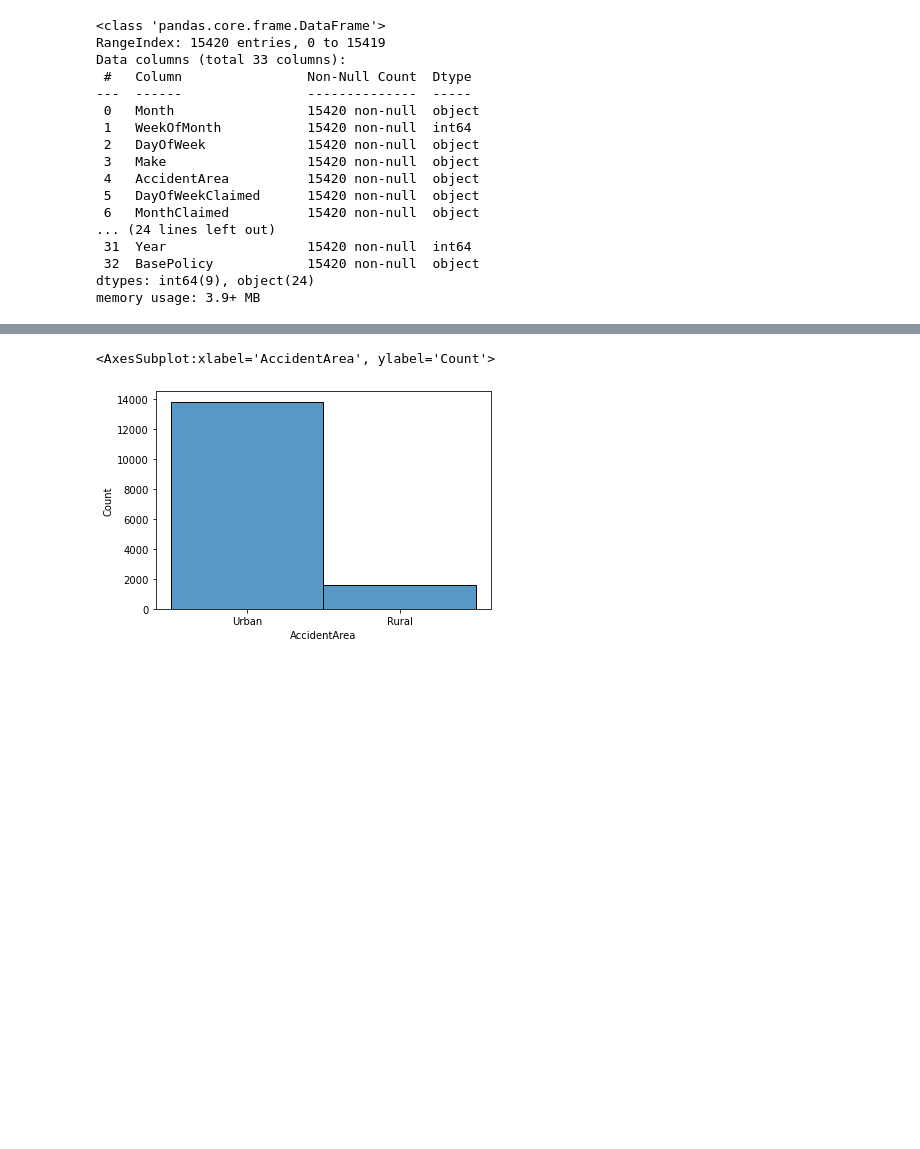
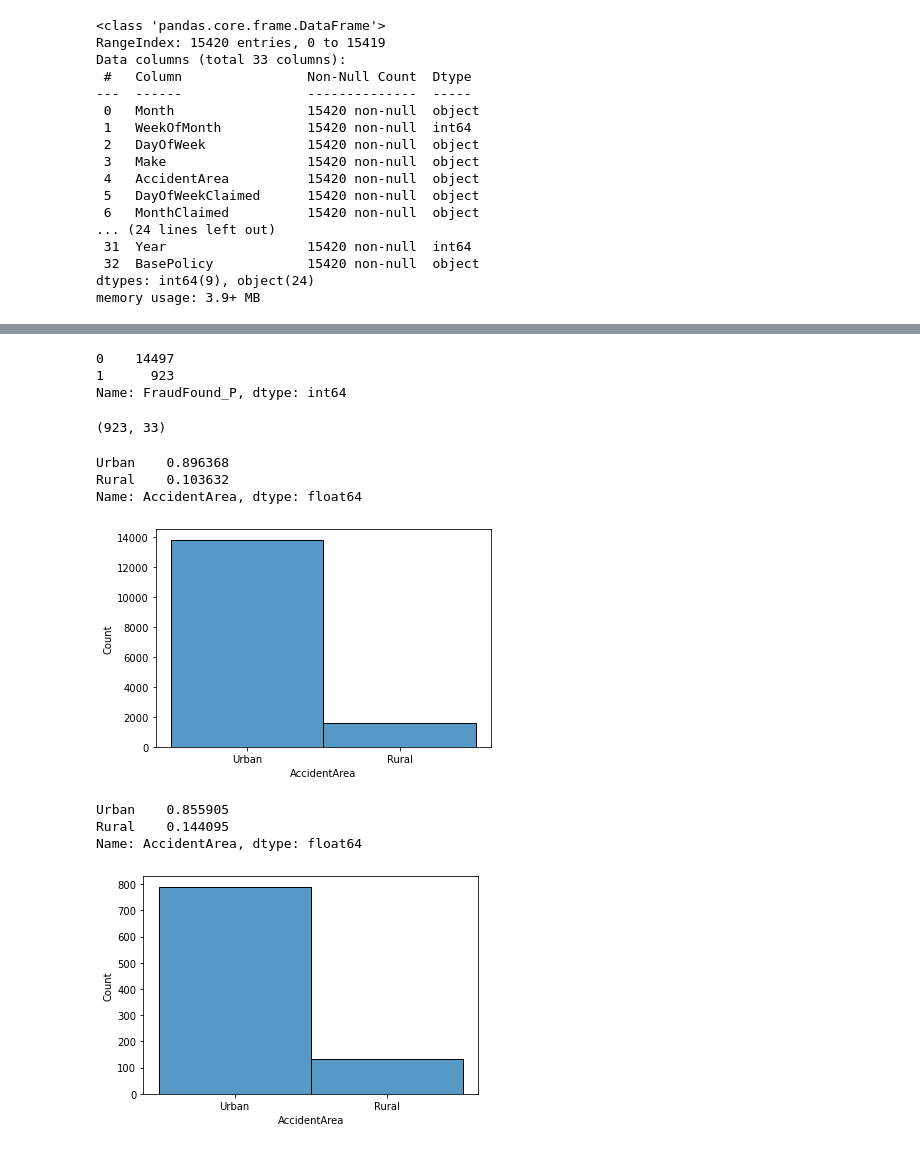
Before and after one commit to smirs/car-insurance-fraud-detection, a Jupyter notebook: fraud_detection.ipynb, the cells around one changed output, grey strips where cells are left out. Cells and saved outputs as stored; diff of their text form; code cells hidden in the pictures; blank space fills up the shorter version.

Commit message:
Generated summary statistics and histograms

```diff
--- a/fraud_detection.ipynb
+++ b/fraud_detection.ipynb
@@ -46,5 +56,28 @@ Wall time: 676 ms
+# %%
+fraud_data['FraudFound_P'].value_counts()
+# %% [output]
+0    14497
+1      923
+Name: FraudFound_P, dtype: int64
+# %%
+fraudulent_claims = fraud_data[fraud_data['FraudFound_P'] == 1]
+# %%
+fraudulent_claims.shape
+# %% [output]
+(923, 33)
 # %%
 sns.histplot(fraud_data['AccidentArea'])
+fraud_data['AccidentArea'].value_counts(normalize=True)
 # %% [output]
-<AxesSubplot:xlabel='AccidentArea', ylabel='Count'>
+Urban    0.896368
+Rural    0.103632
+Name: AccidentArea, dtype: float64
 [figure]
+# %%
+sns.histplot(fraudulent_claims['AccidentArea'])
+fraudulent_claims['AccidentArea'].value_counts(normalize=True)
+# %% [output]
+Urban    0.855905
+Rural    0.144095
+Name: AccidentArea, dtype: float64
+[figure, added]
```
Also changed, not shown: parts of 8 cells of this notebook.
